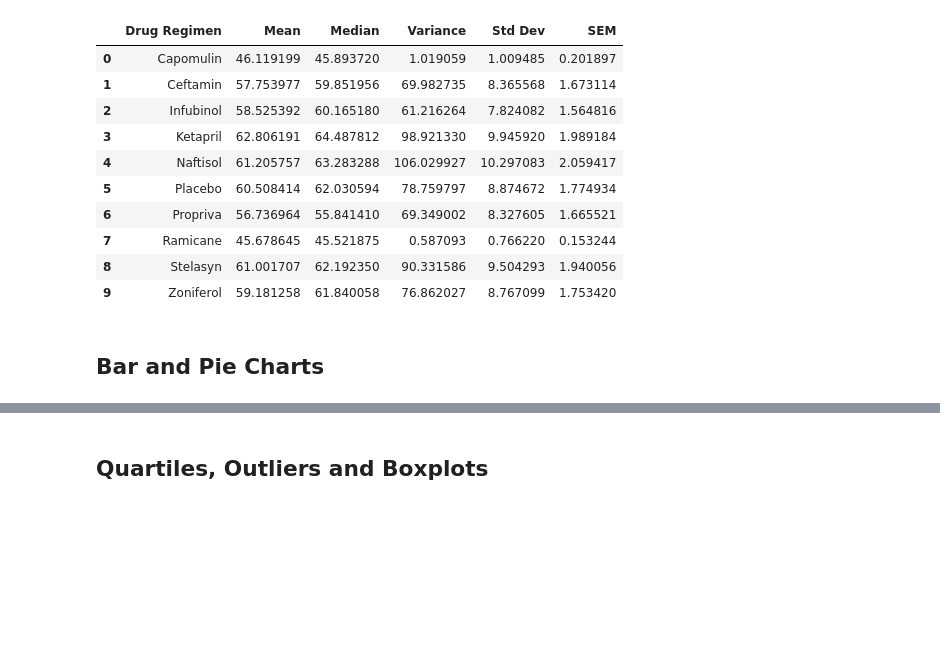
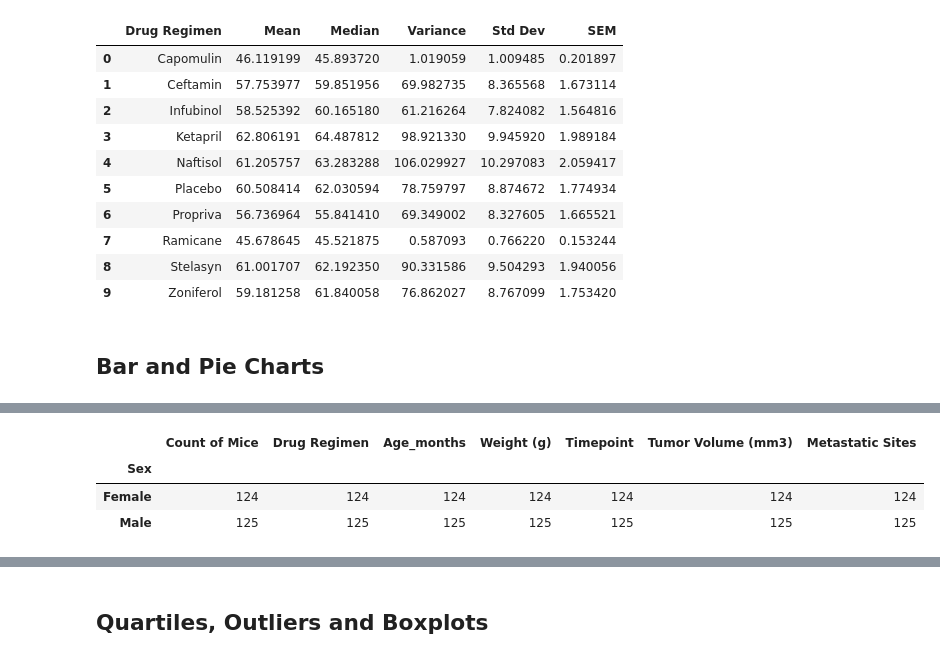
Before and after one commit to mnolker/matplotlib, a Jupyter notebook: 05-Matplotlib_Homework_Pymaceuticals.ipynb, the cells around one changed output, grey strips where cells are left out. Saved outputs shown, nothing was run; the diff lists cells and outputs as text; code cells hidden in the pictures; blank space fills up the shorter version.

```diff
--- a/05-Matplotlib_Homework_Pymaceuticals.ipynb
+++ b/05-Matplotlib_Homework_Pymaceuticals.ipynb
@@ -179,3 +177,11 @@ plt.tight_layout()
 # %% [output]
 [interactive output not drawn]
 [interactive output not drawn]
+# %%
+# Generate a pie plot showing the distribution of female versus male mice using pandas
+max_result_df.groupby('Sex').count()
+
+count_by_gender_df = max_result_df.groupby('Sex').count()
+count_by_gender_df = count_by_gender_df.rename(columns={'Mouse ID':'Count of Mice'})
+
+plot = count_by_gender_df.plot.pie(y='Count of Mice',title="Count of Mice by Gender",shadow=True,explode=(0,0.05), autopct='%1.1f%%',startangle=60)
@@ -182 +191,8 @@ plt.tight_layout()
+# %%
+count_by_gender_df
+# %% [output]
+|  | Count of Mice | Drug Regimen | Age_months | Weight (g) | Timepoint | Tumor Volume (mm3) | Metastatic Sites |
+| Sex |  |  |  |  |  |  |  |
+| Female | 124 | 124 | 124 | 124 | 124 | 124 | 124 |
+| Male | 125 | 125 | 125 | 125 | 125 | 125 | 125 |
 # %%
```
Also changed, not shown: parts of 5 cells of this notebook, 1 other file.
